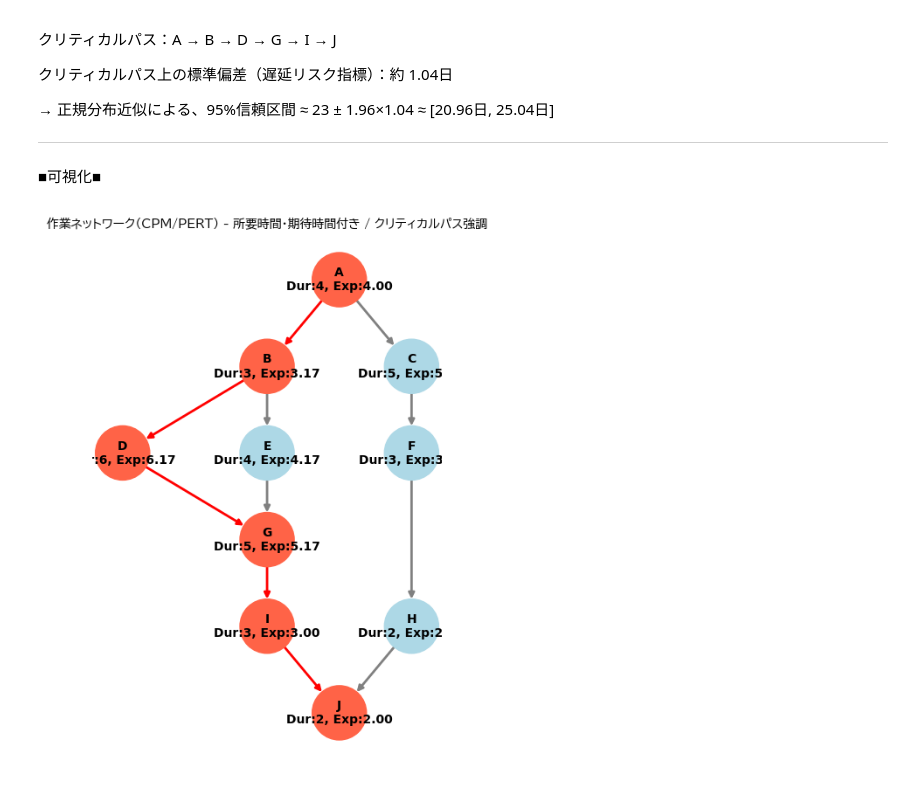
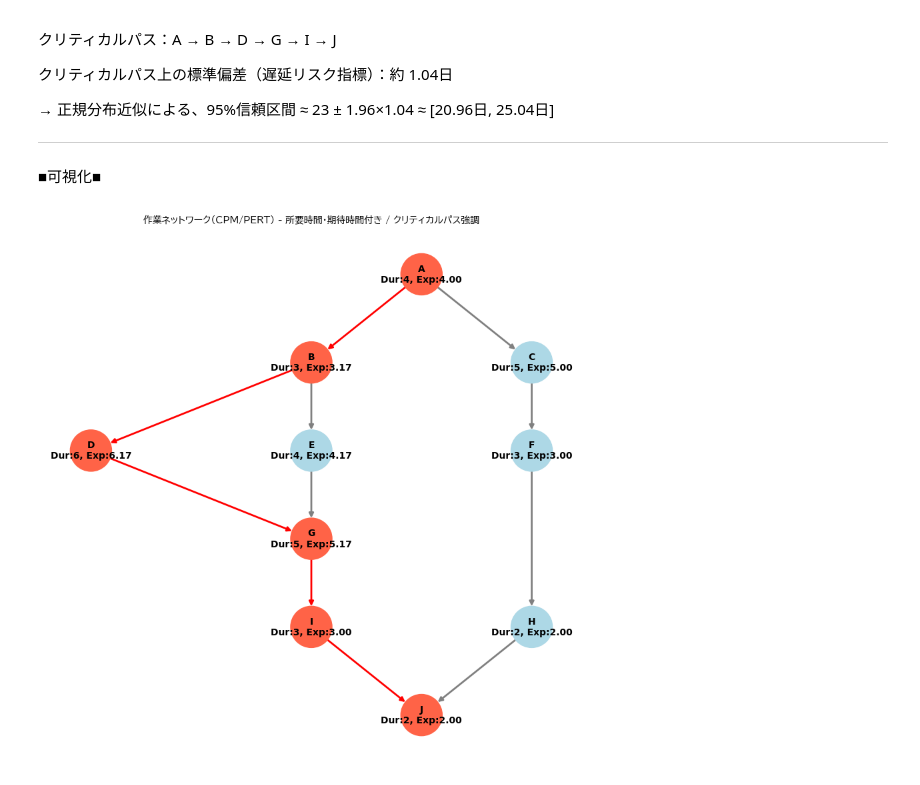
Before and after one commit to souldrive7/ECP, a Jupyter notebook: modeling_kadai_goto1.ipynb, the cells around one changed output. Cells and saved outputs as stored; diff of their text form; code cells hidden in the pictures.

```diff
--- a/modeling_kadai_goto1.ipynb
+++ b/modeling_kadai_goto1.ipynb
@@ -249,32 +249,33 @@ task_info = {
     'I': {'pred': ['G'],    'duration': 3, 'expect': 3.0,  'critical': True},
     'J': {'pred': ['H', 'I'],'duration': 2, 'expect': 2.0,  'critical': True}
 }
 
 # ▼ DAG構築
 G = nx.DiGraph()
 for task, info in task_info.items():
     G.add_node(task, duration=info['duration'], expect=info['expect'], critical=info['critical'])
     for pred in info['pred']:
         G.add_edge(pred, task)
 
 
 # ▼ ラベル・色設定
 labels = {
     node: f"{node}\nDur:{G.nodes[node]['duration']}, Exp:{G.nodes[node]['expect']:.2f}"
     for node in G.nodes
 }
 node_colors = ['tomato' if G.nodes[node]['critical'] else 'lightblue' for node in G.nodes]
 edge_colors = ['red' if G.nodes[u]['critical'] and G.nodes[v]['critical'] else 'gray' for u, v in G.edges]
+pos = nx.nx_pydot.graphviz_layout(G, prog='dot')
 
 # ▼ 描画
-plt.figure(figsize=(4, 6))
+plt.figure(figsize=(8, 8))
 nx.draw(G, pos, with_labels=False, arrows=True, node_size=2000,
         node_color=node_colors, edge_color=edge_colors, width=2)
 nx.draw_networkx_labels(G, pos, labels=labels, font_size=10, font_weight='bold')
 
 plt.title("作業ネットワーク（CPM/PERT） - 所要時間・期待時間付き / クリティカルパス強調", fontproperties=font_prop)
 plt.axis('off')
 plt.tight_layout()
 plt.show()
 # %% [output]
-[figure, old version]
+[figure, new version]
```
Also changed, not shown: parts of 2 cells of this notebook.
